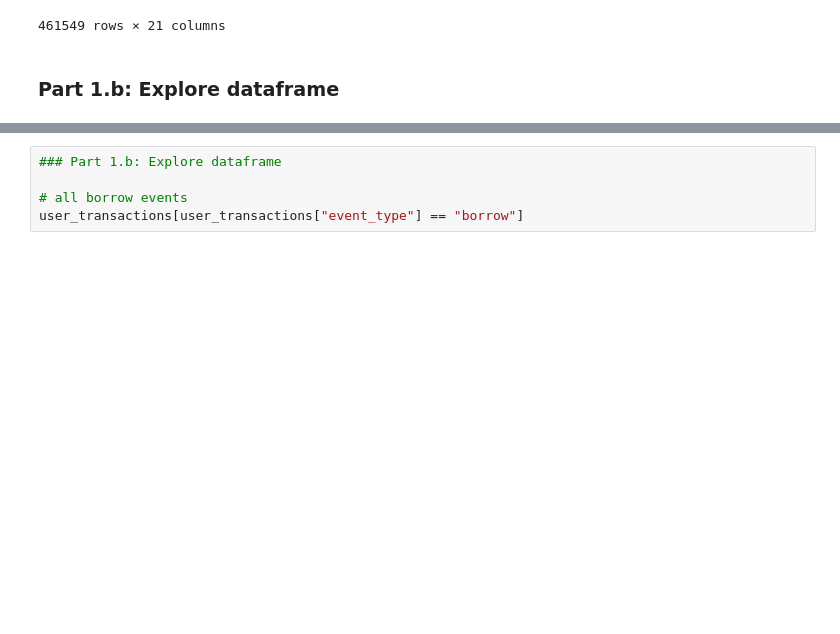
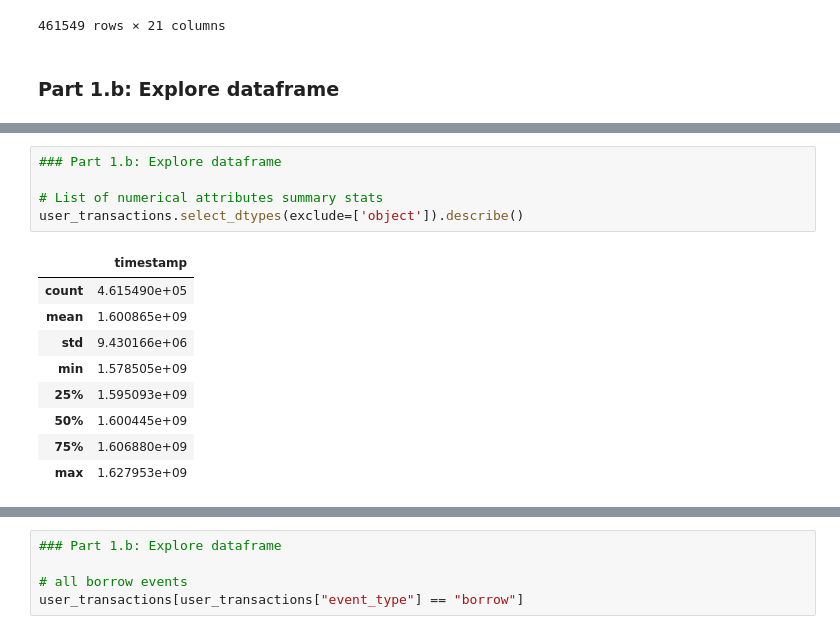
Before and after one commit to Scaleframe/defi_credit_score, a Jupyter notebook: notebooks/01-data-and-solution-flow.ipynb, the cells around one changed output, grey strips where cells are left out. Saved outputs shown, nothing was run; the diff lists cells and outputs as text; blank space fills up the shorter version.

```diff
--- a/notebooks/01-data-and-solution-flow.ipynb
+++ b/notebooks/01-data-and-solution-flow.ipynb
@@ -133,0 +209,15 @@ user_transactions.describe(include='all')
+# %%
+### Part 1.b: Explore dataframe
+
+# List of numerical attributes summary stats
+user_transactions.select_dtypes(exclude=['object']).describe()
+# %% [output]
+|  | timestamp |
+| count | 4.615490e+05 |
+| mean | 1.600865e+09 |
+| std | 9.430166e+06 |
+| min | 1.578505e+09 |
+| 25% | 1.595093e+09 |
+| 50% | 1.600445e+09 |
+| 75% | 1.606880e+09 |
+| max | 1.627953e+09 |
```
Also changed, not shown: parts of 11 cells of this notebook.
